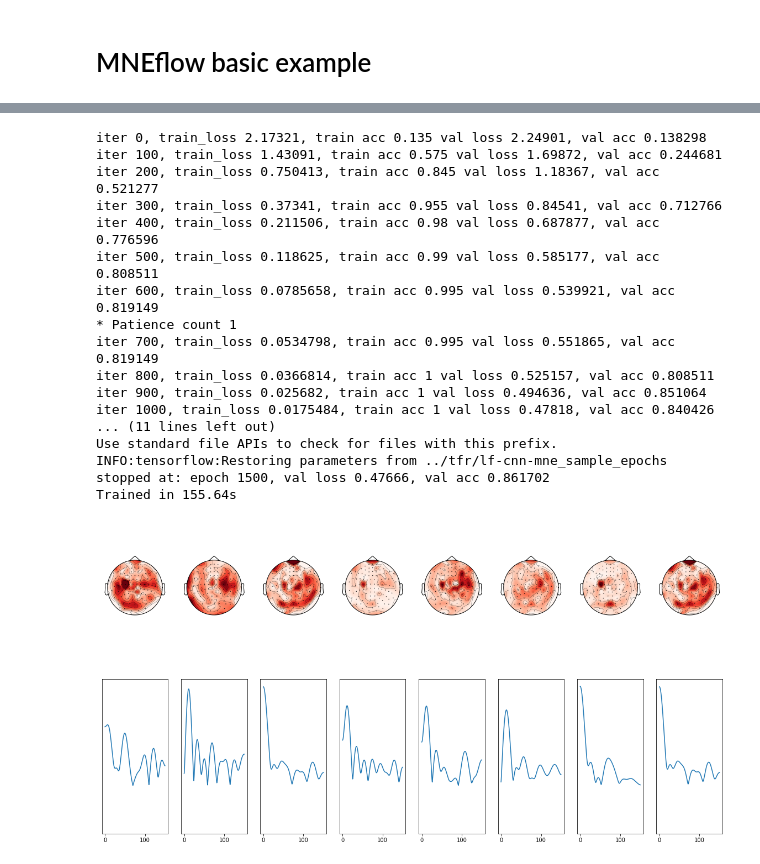
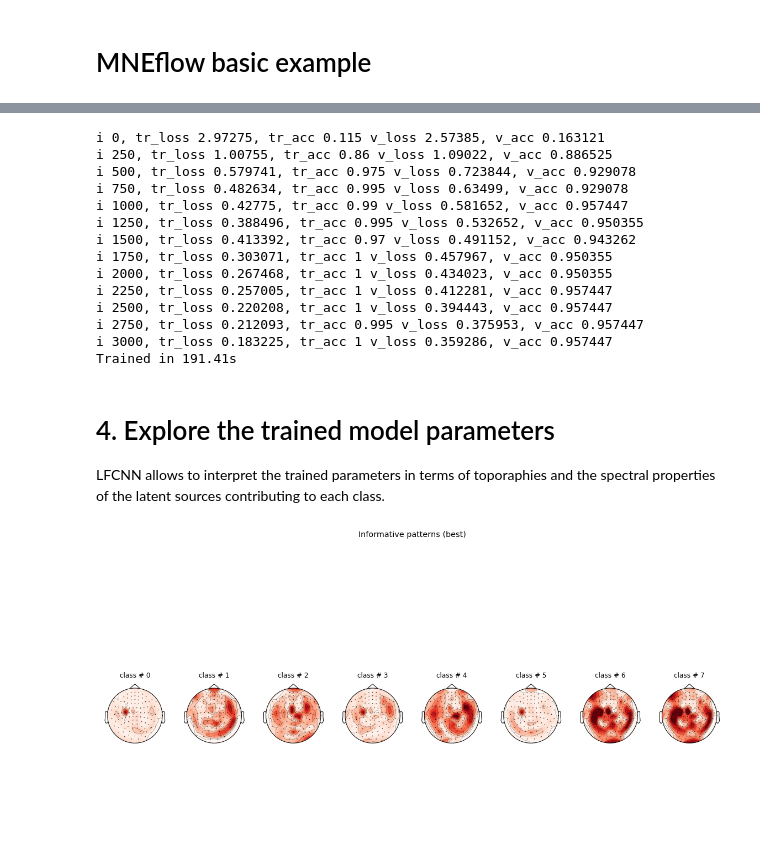
Before and after one commit to zubara/mneflow, a Jupyter notebook: examples/mneflow_example.ipynb, the cells around one changed output, grey strips where cells are left out. Drawn from its saved outputs; the diff is of its cells as text; code cells hidden in the pictures; blank space fills up the shorter version.

```diff
--- a/examples/mneflow_example.ipynb
+++ b/examples/mneflow_example.ipynb
@@ -83,0 +97,2 @@ array_keys={'X':'my_data_samples','y':'my_labels'}
+# %%
+dataset = mneflow.Dataset(meta, train_batch = 200, class_subset=None, pick_channels=None, decim=None)
@@ -84,32 +120,15 @@ array_keys={'X':'my_data_samples','y':'my_labels'}
 # %%
-#specify optimizer parmeters
-optimizer_params = dict(l1_lambda=3e-6,
-              learn_rate=3e-4,
-              dropout = .5,
-              patience = 5,# patientce for early stopping
-              min_delta = 5e-6,
-              test_upd_batch = 20,#pseudo-real time test batch size
-              n_iter = 10000, #total training iterations
-              eval_step = 100, #evaluate validation loss each 10 epochs
-              n_batch = 200,
-              model_path = import_opt['savepath'] # path for saving the trained model
-              )
-
-#specify parameters specific for the model
-#these are specific to LF-CNN]
-
+#specify parameters specific to LF-CNN
 lf_params = dict(n_ls=64, #number of latent factors
               filter_length=17, #convolutional filter length in time samples
               pooling = 5, #pooling factor
               stride = 5, #stride parameter for pooling layer
-              )
+              padding = 'SAME',
+              dropout = .5,
+              model_path = import_opt['savepath']) #path for storing the saved model
 
-#specify the path for saving the trained model
-#here we will use the same folder as for the TFRecords
-model_path = import_opt['savepath']
-
-#initialize the model
-model = mneflow.models.LFCNN(meta,optimizer_params,lf_params)
+#initialize the model using the dataset and optimizer objects, and the hyper-parameter dictionary
+model = mneflow.models.LFCNN(dataset, optimizer, lf_params)
 
 #this will initialize the iterators over the dataset,the computational graph and the optimizer
 model.build()
@@ -130,34 +147,30 @@ Initialization complete!
 # %%
 #train the model
 start = time()
-model.train()
+model.train(n_iter=3000,eval_step=250,min_delta=1e-6,early_stopping=1)
 stop = time() - start
 print('Trained in {:.2f}s'.format(stop))
 # %% [output]
-iter 0, train_loss 2.17321, train acc 0.135 val loss 2.24901, val acc 0.138298
-iter 100, train_loss 1.43091, train acc 0.575 val loss 1.69872, val acc 0.244681
-iter 200, train_loss 0.750413, train acc 0.845 val loss 1.18367, val acc 0.521277
-iter 300, train_loss 0.37341, train acc 0.955 val loss 0.84541, val acc 0.712766
-iter 400, train_loss 0.211506, train acc 0.98 val loss 0.687877, val acc 0.776596
-iter 500, train_loss 0.118625, train acc 0.99 val loss 0.585177, val acc 0.808511
-iter 600, train_loss 0.0785658, train acc 0.995 val loss 0.539921, val acc 0.819149
-* Patience count 1
-iter 700, train_loss 0.0534798, train acc 0.995 val loss 0.551865, val acc 0.819149
-iter 800, train_loss 0.0366814, train acc 1 val loss 0.525157, val acc 0.808511
-iter 900, train_loss 0.025682, train acc 1 val loss 0.494636, val acc 0.851064
-iter 1000, train_loss 0.0175484, train acc 1 val loss 0.47818, val acc 0.840426
-... (11 lines left out)
-Use standard file APIs to check for files with this prefix.
-INFO:tensorflow:Restoring parameters from ../tfr/lf-cnn-mne_sample_epochs
-stopped at: epoch 1500, val loss 0.47666, val acc 0.861702
-Trained in 155.64s
+i 0, tr_loss 2.97275, tr_acc 0.115 v_loss 2.57385, v_acc 0.163121
+i 250, tr_loss 1.00755, tr_acc 0.86 v_loss 1.09022, v_acc 0.886525
+i 500, tr_loss 0.579741, tr_acc 0.975 v_loss 0.723844, v_acc 0.929078
+i 750, tr_loss 0.482634, tr_acc 0.995 v_loss 0.63499, v_acc 0.929078
+i 1000, tr_loss 0.42775, tr_acc 0.99 v_loss 0.581652, v_acc 0.957447
+i 1250, tr_loss 0.388496, tr_acc 0.995 v_loss 0.532652, v_acc 0.950355
+i 1500, tr_loss 0.413392, tr_acc 0.97 v_loss 0.491152, v_acc 0.943262
+i 1750, tr_loss 0.303071, tr_acc 1 v_loss 0.457967, v_acc 0.950355
+i 2000, tr_loss 0.267468, tr_acc 1 v_loss 0.434023, v_acc 0.950355
+i 2250, tr_loss 0.257005, tr_acc 1 v_loss 0.412281, v_acc 0.957447
+i 2500, tr_loss 0.220208, tr_acc 1 v_loss 0.394443, v_acc 0.957447
+i 2750, tr_loss 0.212093, tr_acc 0.995 v_loss 0.375953, v_acc 0.957447
+i 3000, tr_loss 0.183225, tr_acc 1 v_loss 0.359286, v_acc 0.957447
+Trained in 191.41s
+# %% [markdown]
+# 4. Explore the trained model parameters
+LFCNN allows to interpret the trained parameters in terms of toporaphies and the spectral properties of the latent sources contributing to each class.
 # %%
-model.compute_patterns(output='patterns')
-#explore output layer weights
-#TODO: Fix bug related to varying sampling rates and pooling factors
-#f = model.plot_out_weihts()
-
-#explore informative spatial patterns(LF-CNN only)
-model.plot_patterns(sensor_layout='Vectorview-grad', sorting='best', spectra=True, scale=True)
+model.compute_patterns('patterns')
+#model.plot_out_weihts()
+f = model.plot_patterns(sensor_layout='Vectorview-grad', sorting='best', spectra=False, scale=True)
 # %% [output]
-[figure, old version]
+[figure, new version]
```
Also changed, not shown: parts of 17 cells of this notebook.
